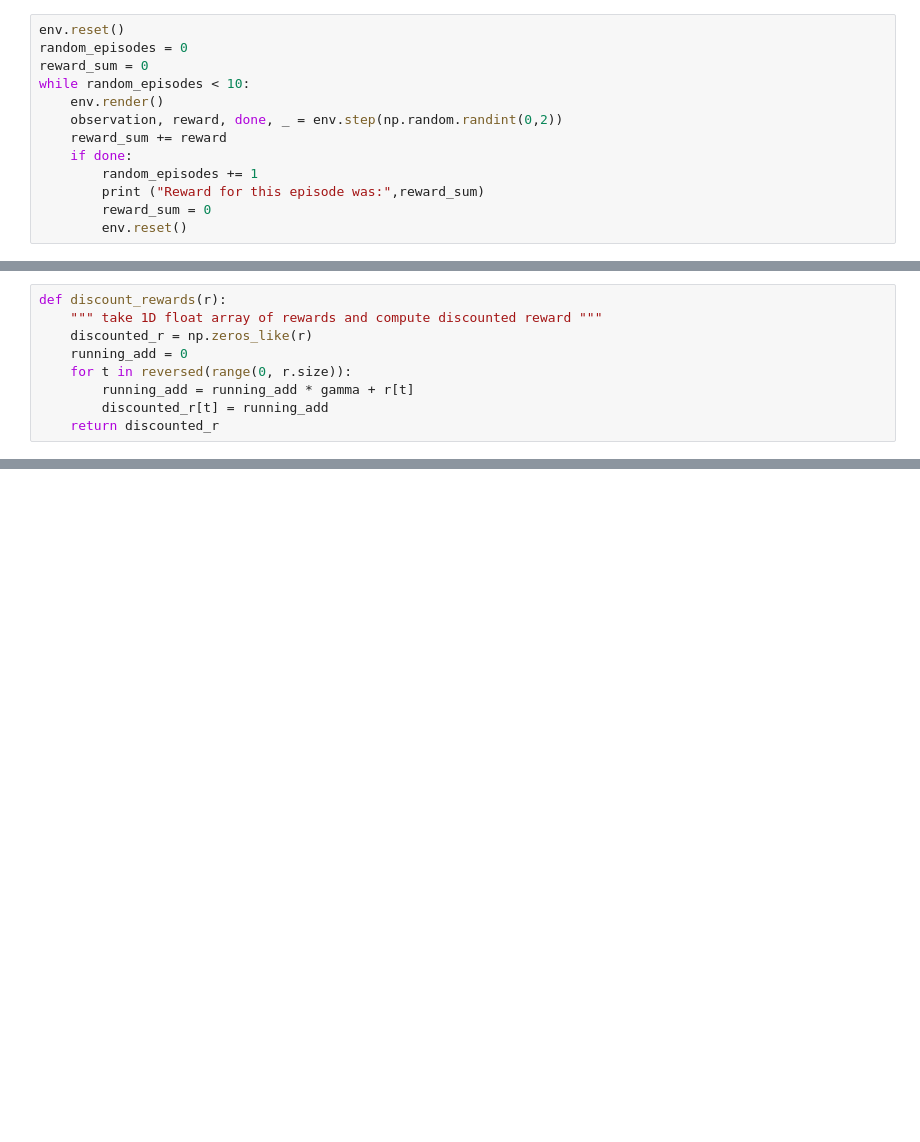
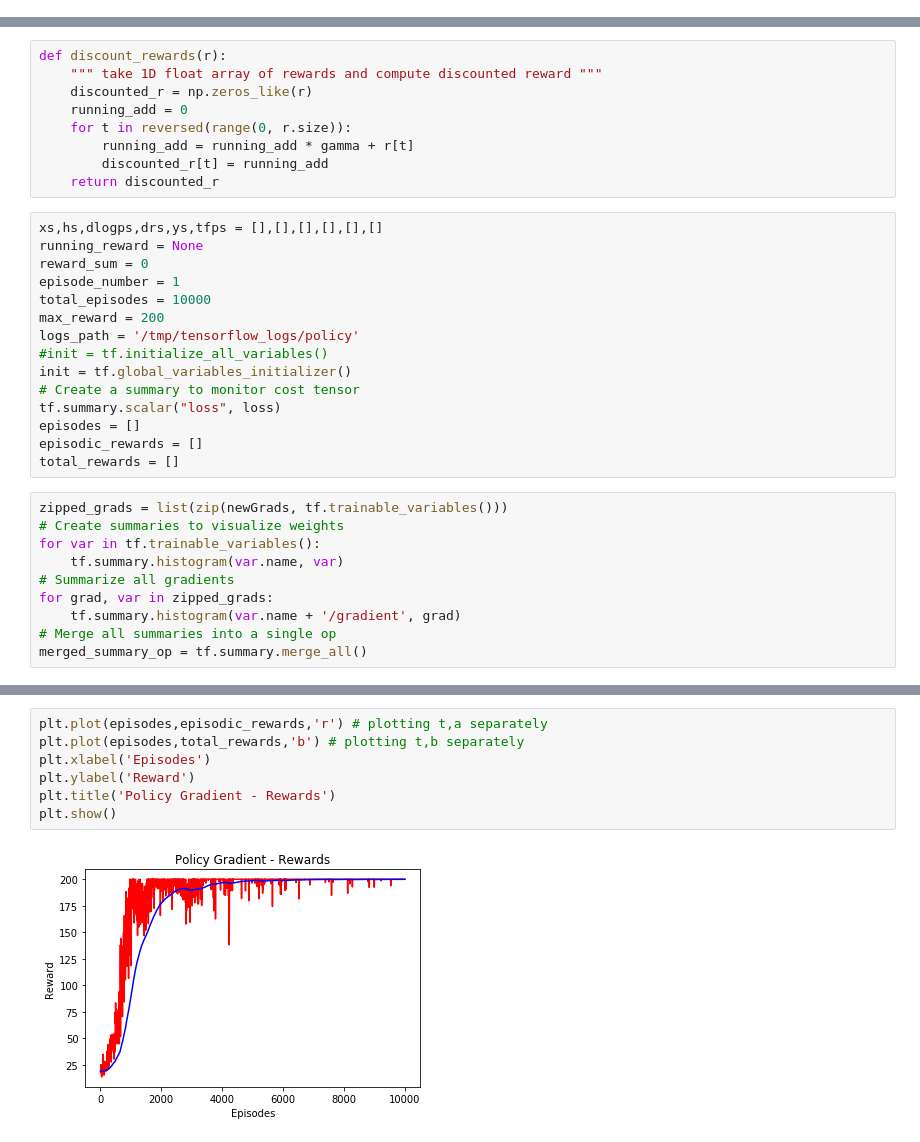
Before and after one commit to Ashwinasokan/PolicyGradients, a Jupyter notebook: pg.ipynb, the cells around one changed output, grey strips where cells are left out. Saved outputs shown, nothing was run; the diff lists cells and outputs as text; blank space fills up the shorter version.

Commit message:
Add graphs

```diff
--- a/pg.ipynb
+++ b/pg.ipynb
@@ -21,13 +14,0 @@ env = gym.make('CartPole-v0')
-# %%
-env.reset()
-random_episodes = 0
-reward_sum = 0
-while random_episodes < 10:
-    env.render()
-    observation, reward, done, _ = env.step(np.random.randint(0,2))
-    reward_sum += reward
-    if done:
-        random_episodes += 1
-        print ("Reward for this episode was:",reward_sum)
-        reward_sum = 0
-        env.reset()
@@ -91,3 +67,28 @@ def discount_rewards(r):
         running_add = running_add * gamma + r[t]
         discounted_r[t] = running_add
     return discounted_r
+# %%
+xs,hs,dlogps,drs,ys,tfps = [],[],[],[],[],[]
+running_reward = None
+reward_sum = 0
+episode_number = 1
+total_episodes = 10000
+max_reward = 200
+logs_path = '/tmp/tensorflow_logs/policy'
+#init = tf.initialize_all_variables()
+init = tf.global_variables_initializer()
+# Create a summary to monitor cost tensor
+tf.summary.scalar("loss", loss)
+episodes = []
+episodic_rewards = []
+total_rewards = []
+# %%
+zipped_grads = list(zip(newGrads, tf.trainable_variables()))
+# Create summaries to visualize weights
+for var in tf.trainable_variables():
+    tf.summary.histogram(var.name, var)
+# Summarize all gradients
+for grad, var in zipped_grads:
+    tf.summary.histogram(var.name + '/gradient', grad)
+# Merge all summaries into a single op
+merged_summary_op = tf.summary.merge_all()
@@ -195,0 +201,9 @@ Episode 6565 - Average reward: 200.000000,Total average reward: 199.165111.
+# %%
+plt.plot(episodes,episodic_rewards,'r') # plotting t,a separately
+plt.plot(episodes,total_rewards,'b') # plotting t,b separately
+plt.xlabel('Episodes')
+plt.ylabel('Reward')
+plt.title('Policy Gradient - Rewards')
+plt.show()
+# %% [output]
+[figure, added]
```
Also changed, not shown: parts of 7 cells of this notebook.
